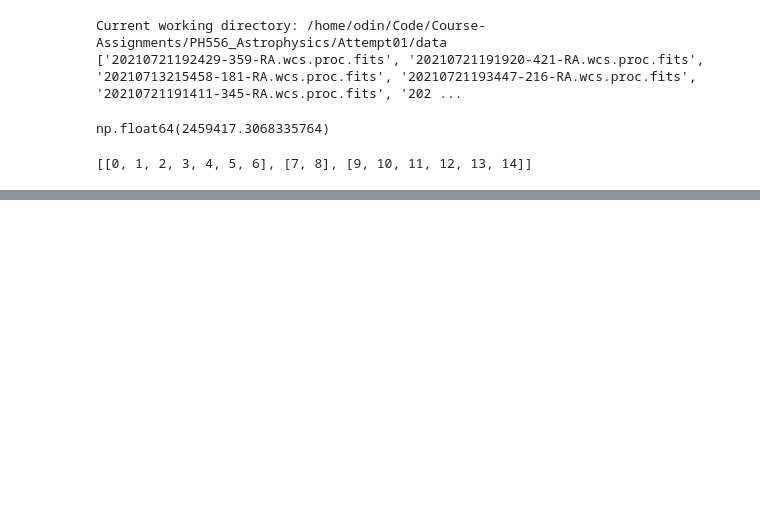
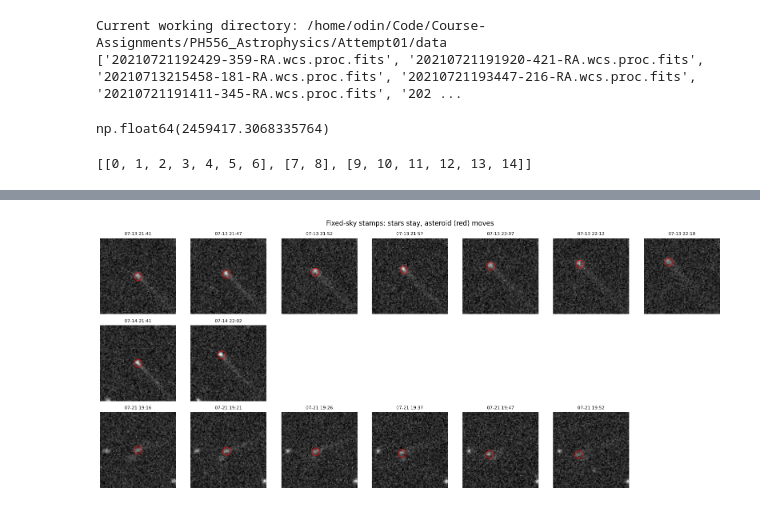
Before and after one commit to Sam-MARTis/PH556, a Jupyter notebook: refinedPrcoessingAttempt_01.ipynb, the cells around one changed output, grey strips where cells are left out. Drawn from its saved outputs; the diff is of its cells as text; code cells hidden in the pictures; blank space fills up the shorter version.

Commit message:
picture check

```diff
--- a/refinedPrcoessingAttempt_01.ipynb
+++ b/refinedPrcoessingAttempt_01.ipynb
@@ -194,0 +214,12 @@ WARNING: PhotutilsDeprecationWarning: The 'ycentroid' attribute was deprecated i
+# %%
+astro = pd.DataFrame({
+    'night': [headerValsArranged[i]['DATE-OBS'][:10] for i in range(len(headerValsArranged))],
+    'utc_mid': [Time(t, format='jd', scale='utc').iso for t in midExposureTimes],
+    'jd_utc': midExposureTimes,
+    'ra_deg': [float(p.ra.deg) for p in asteroidPositions],
+    'dec_deg': [float(p.dec.deg) for p in asteroidPositions],
+    'detected': asteroidDetectedFlags,
+    'off_pred_arcsec': asteroidOffsetFromPrediction,
+})
+astro.to_csv('../output/astrometry_refined.csv', index=False, float_format='%.8f')
+astro.round(6)
@@ -194,0 +243,26 @@ WARNING: PhotutilsDeprecationWarning: The 'ycentroid' attribute was deprecated i
+# %%
+# picture check: every stamp in a row is centred on the same sky spot, so stars stay put and the asteroid (red) moves
+STAMP_HALF = 40
+
+fig, axs = plt.subplots(len(binRanges), 7, figsize=(16, 7))
+for ax in axs.ravel():
+    ax.axis('off')
+
+for nightIdx in range(len(binRanges)):
+    anchor = asteroidPositions[binRanges[nightIdx][0]]
+    for col, fileIdx in enumerate(binRanges[nightIdx]):
+        cx, cy = subsetImageWCS[fileIdx].world_to_pixel(anchor)
+        astX, astY = subsetImageWCS[fileIdx].world_to_pixel(asteroidPositions[fileIdx])
+        ax = axs[nightIdx, col]
+        ax.imshow(subsetImageData[fileIdx], origin='lower', cmap='gray',
+                  vmin=-2*subsetImageSigma[fileIdx], vmax=10*subsetImageSigma[fileIdx])
+        ax.plot(astX, astY, 'o', mfc='none', mec='r', ms=14)
+        ax.set_xlim(cx - STAMP_HALF, cx + STAMP_HALF)
+        ax.set_ylim(cy - STAMP_HALF, cy + STAMP_HALF)
+        ax.set_title(astro['utc_mid'][fileIdx][5:16], fontsize=8)
+
+fig.suptitle('Fixed-sky stamps: stars stay, asteroid (red) moves')
+fig.tight_layout()
+plt.show()
+# %% [output]
+[figure, added]
```
Also changed, not shown: parts of 3 cells of this notebook.
